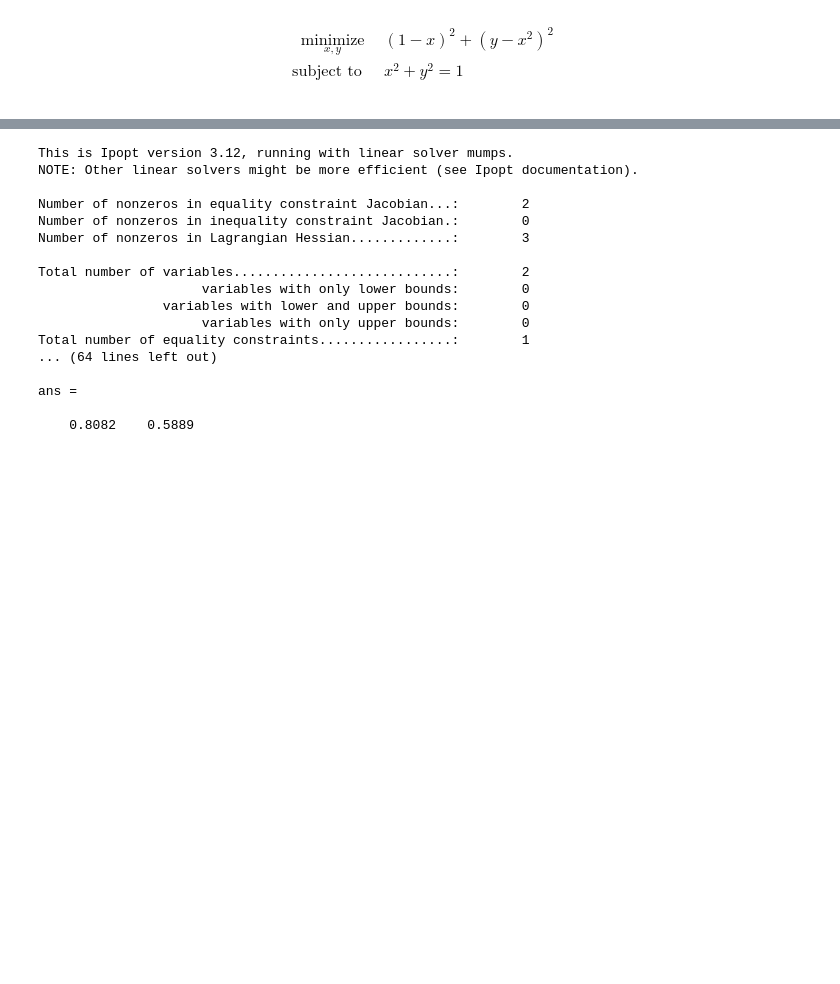
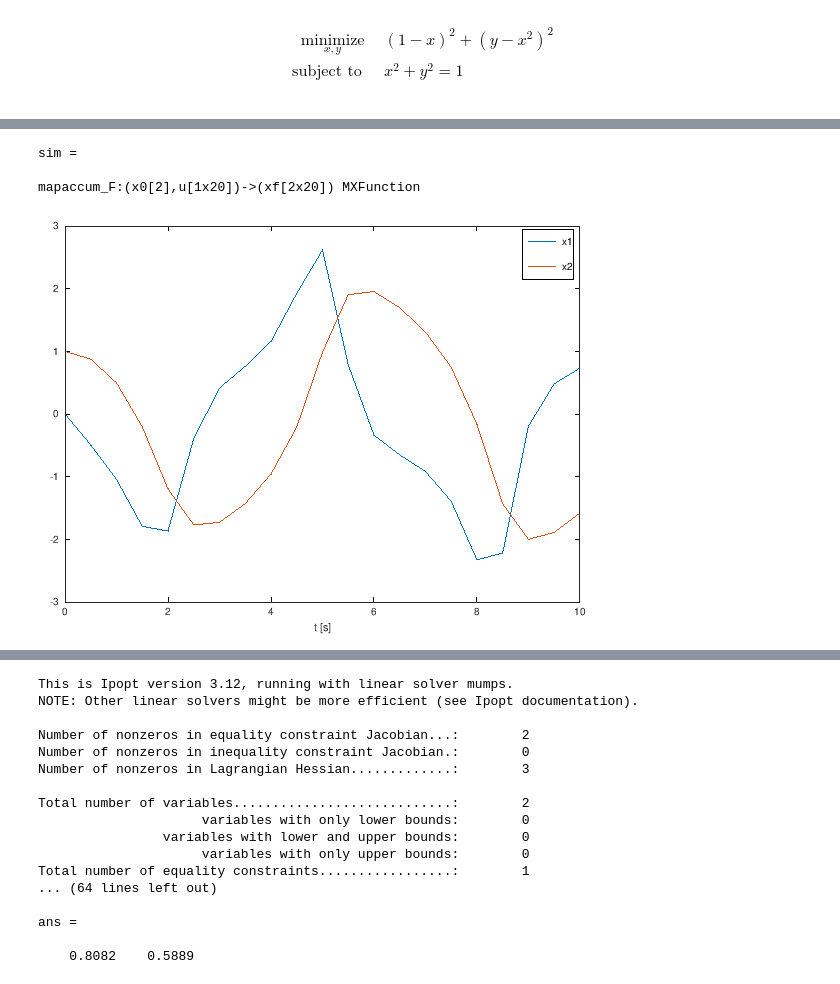
Before and after one commit to jgillis/blux_presentation, a Jupyter notebook: index.ipynb, the cells around one changed output, grey strips where cells are left out. Saved outputs shown, nothing was run; the diff lists cells and outputs as text; code cells hidden in the pictures; blank space fills up the shorter version.

```diff
--- a/index.ipynb
+++ b/index.ipynb
@@ -41,0 +59,7 @@ addpath('/home/jgillis/programs/casadi/matlab_install/casadi')
+# %%
+% Integrator to discretize the system
+intg_options = struct;
+intg_options.tf = T/N;
+intg_options.simplify = true;
+intg_options.number_of_finite_elements = 4;
+intg = integrator('intg','rk',dae,intg_options)
@@ -41,0 +90,2 @@ addpath('/home/jgillis/programs/casadi/matlab_install/casadi')
+# %%
+x_next = getfield(intg('x0',x,'p',u),'xf')
@@ -41,0 +96,5 @@ addpath('/home/jgillis/programs/casadi/matlab_install/casadi')
+# %%
+% Simplify API to (x,u)->(x_next)
+F = Function('F',{x,u},{x_next},{'x0','u'},{'xf'})
+F([0;1],0)
+F([0;1],0.1)
@@ -41,0 +113,18 @@ addpath('/home/jgillis/programs/casadi/matlab_install/casadi')
+# %%
+% Simulate numerically
+
+sim = F.mapaccum(N)
+
+x0 = [0;1];
+res = sim(x0,zeros(1,N));
+# %% [output]
+sim =
+
+mapaccum_F:(x0[2],u[1x20])->(xf[2x20]) MXFunction
+# %%
+figure
+plot(tgrid,full([x0 res]));
+legend('x1','x2');
+xlabel('t [s]');
+# %% [output]
+[figure, added]
```
Also changed, not shown: parts of 15 cells of this notebook.
